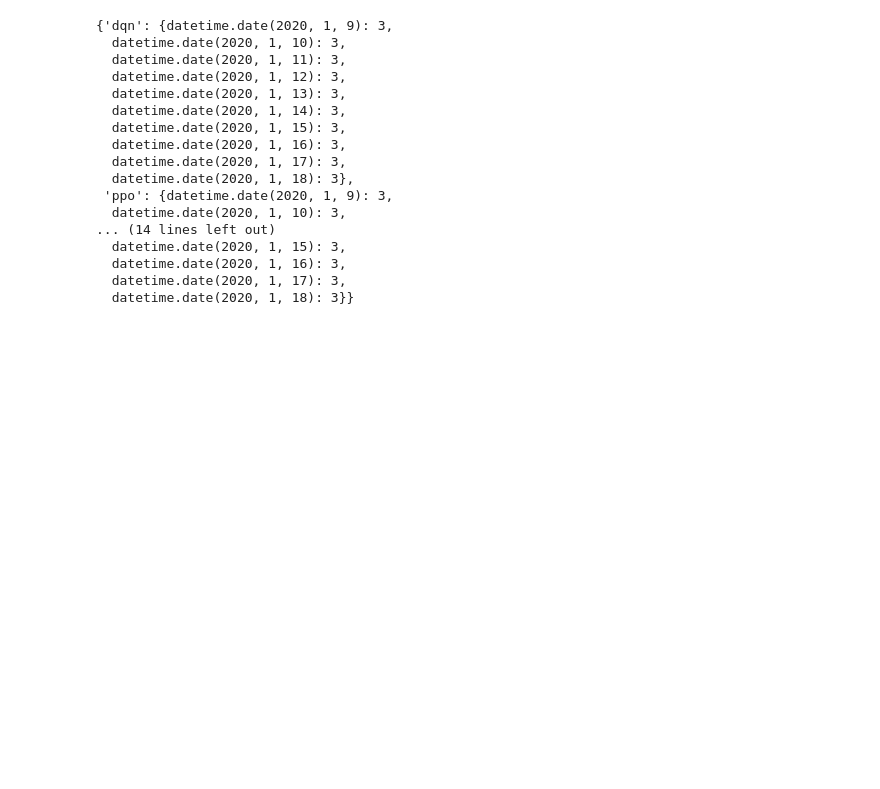
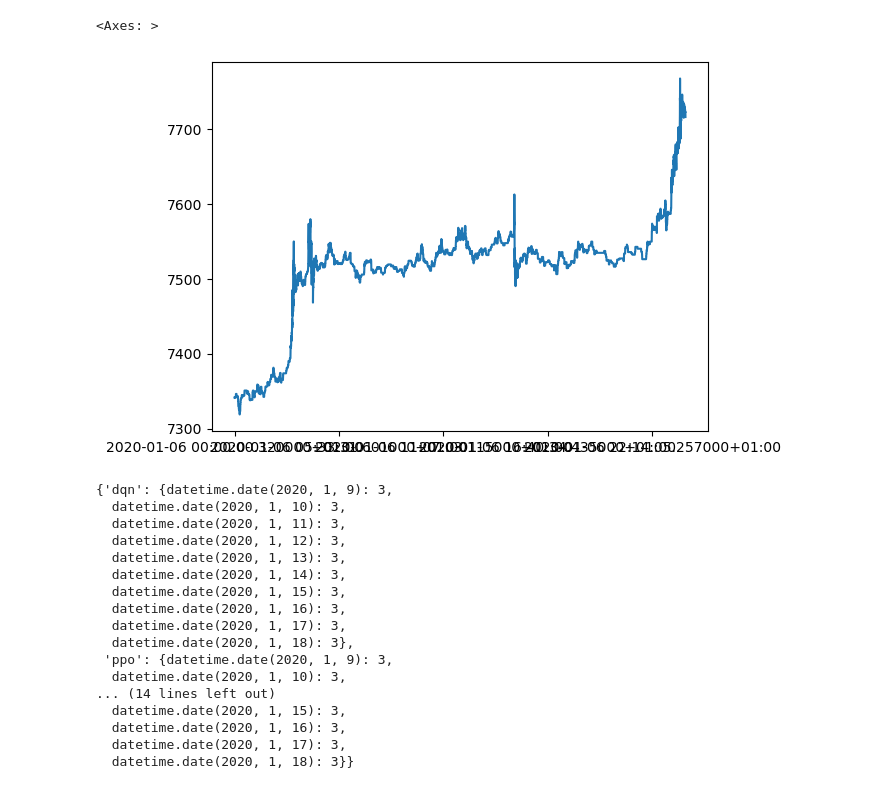
Before and after one commit to reiamt/thesis_rl, a Jupyter notebook: src/test_plot.ipynb, the cells around one changed output. Saved outputs shown, nothing was run; the diff lists cells and outputs as text; code cells hidden in the pictures; blank space fills up the shorter version.

```diff
--- a/src/test_plot.ipynb
+++ b/src/test_plot.ipynb
@@ -54,3 +56,8 @@ for path in paths:
+# %%
+df.midpoint.plot()
+# %% [output]
+<Axes: >
+[figure, added]
 # %%
 algos = ['dqn', 'ppo', 'a2c']
 start = dt(2020, 1, 9)
```
Also changed, not shown: parts of 5 cells of this notebook, 7 other files.
